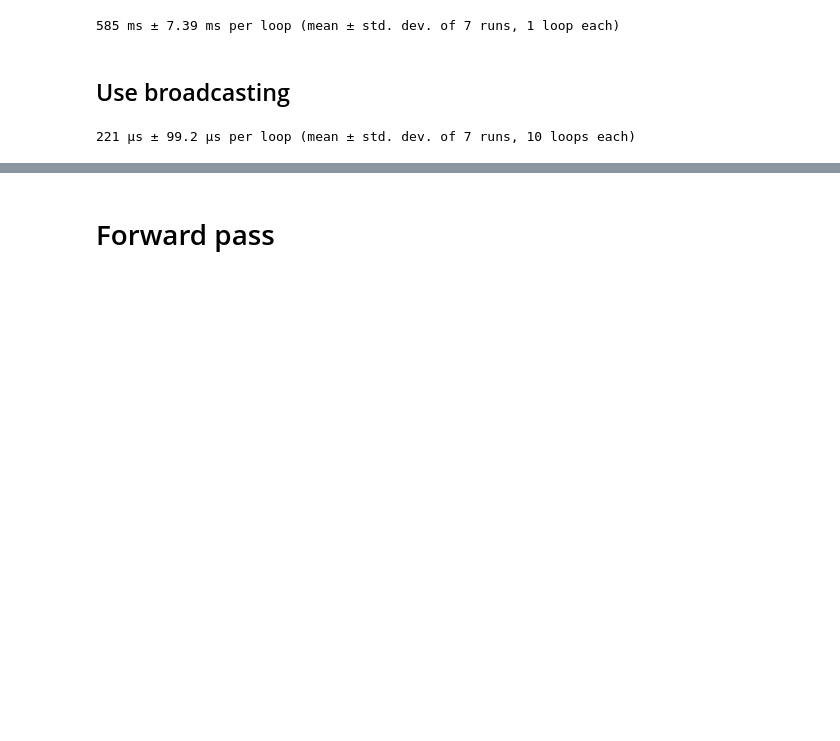
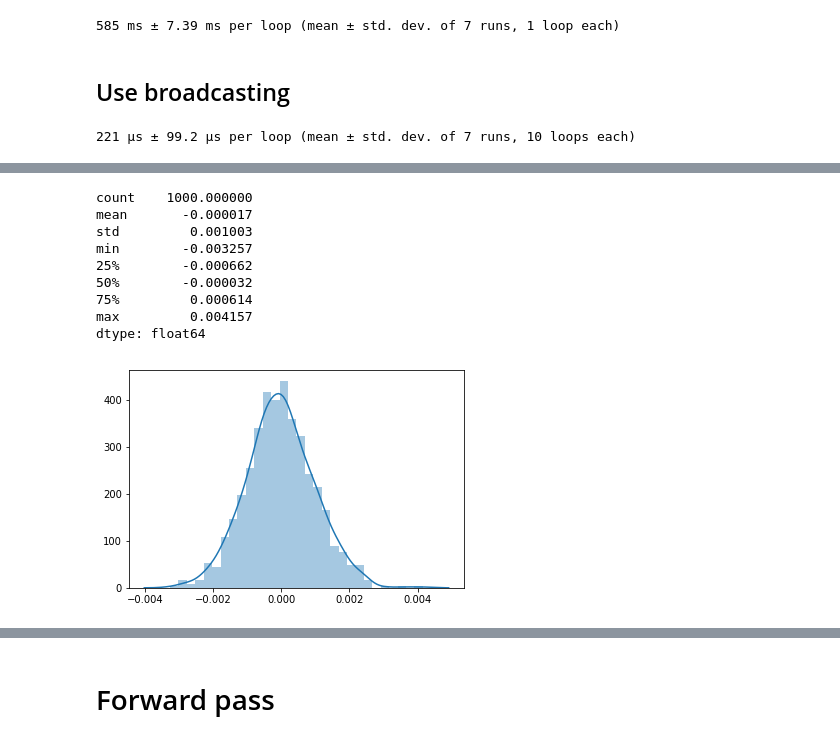
Before and after one commit to anhquan0412/fastai_v3p1, a Jupyter notebook: part_2/matmul.ipynb, the cells around one changed output, grey strips where cells are left out. Cells and saved outputs as stored; diff of their text form; code cells hidden in the pictures; blank space fills up the shorter version.

```diff
--- a/part_2/matmul.ipynb
+++ b/part_2/matmul.ipynb
@@ -160,0 +211,13 @@ test_near(matmul_bc(m1,m2),
+# %%
+sample_normal_dist(0,0.001)
+# %% [output]
+count    1000.000000
+mean       -0.000017
+std         0.001003
+min        -0.003257
+25%        -0.000662
+50%        -0.000032
+75%         0.000614
+max         0.004157
+dtype: float64
+[figure, added]
```
Also changed, not shown: parts of 35 cells of this notebook.
